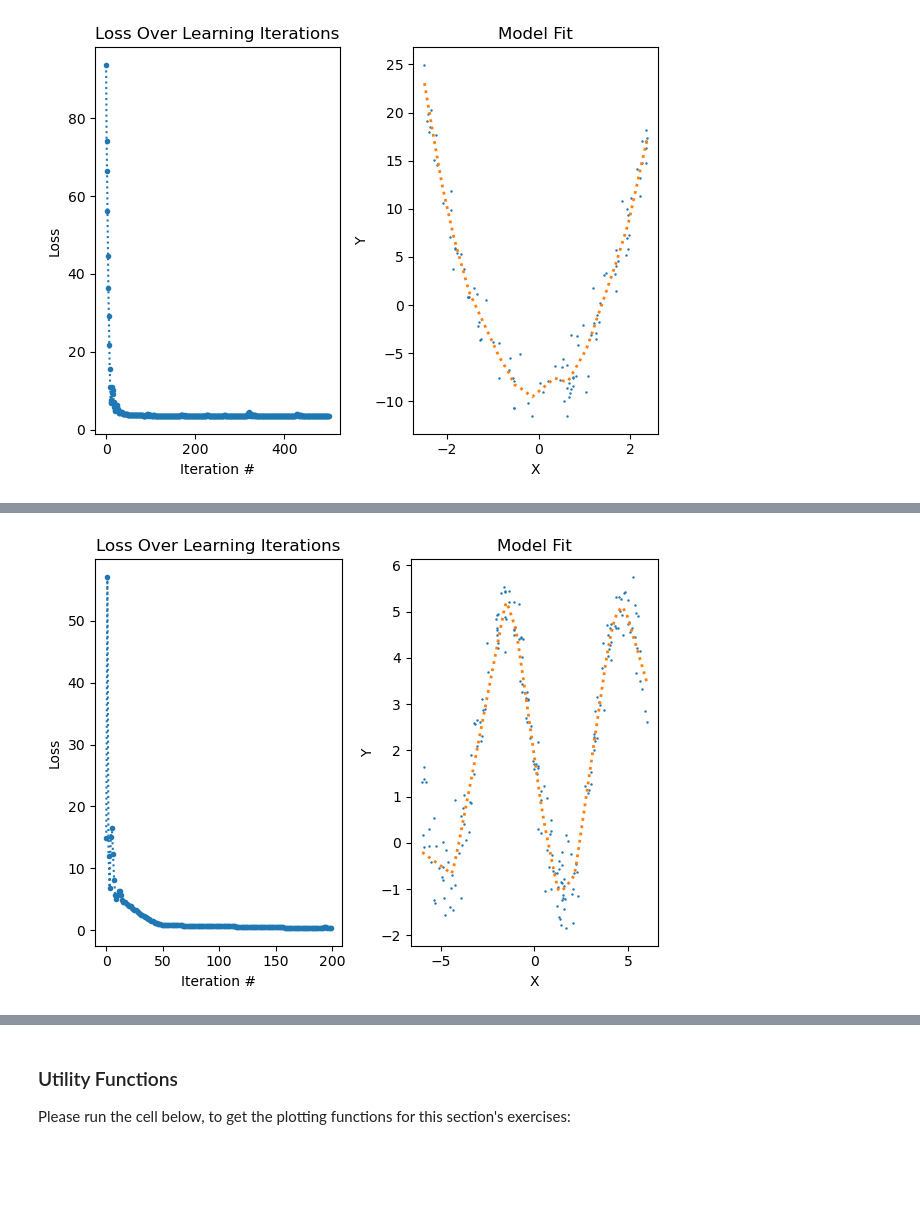
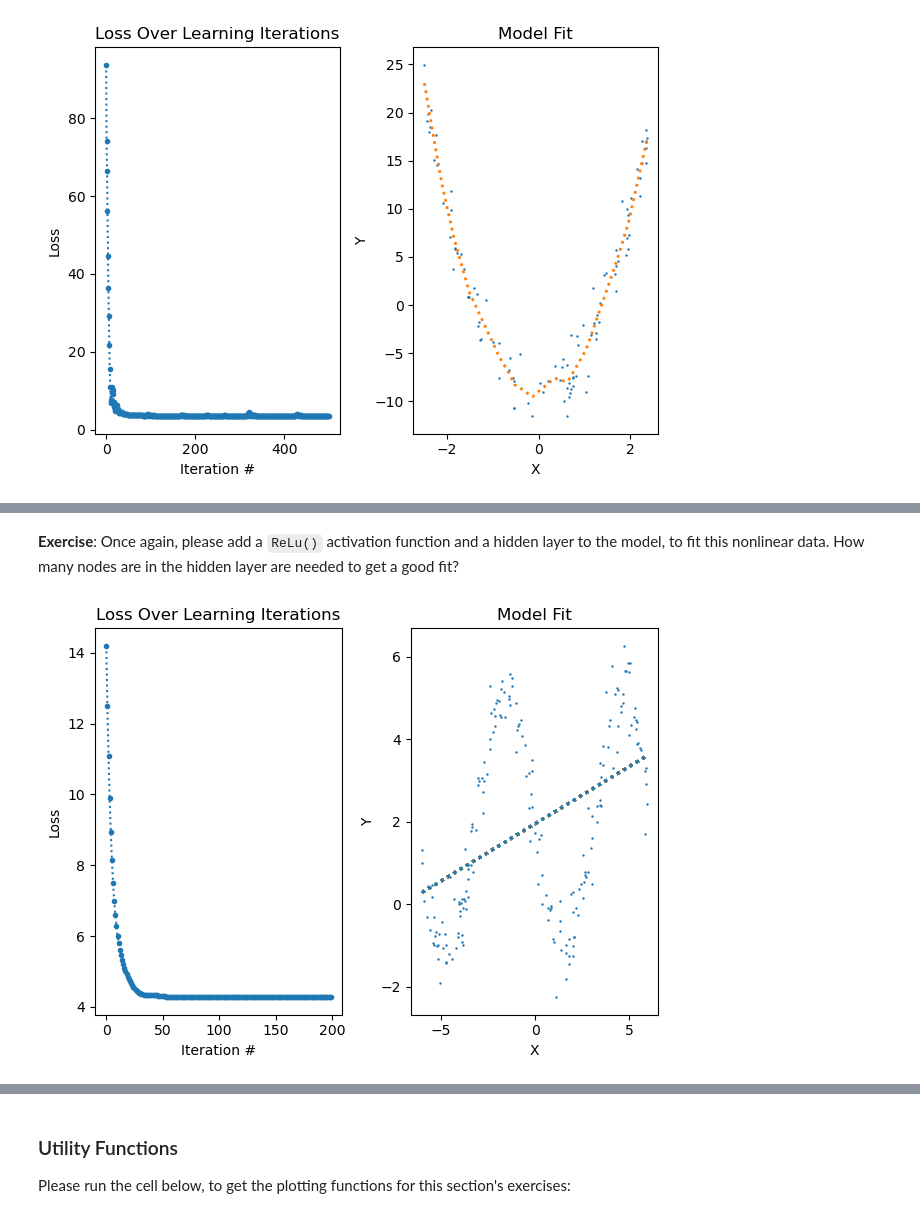
Before and after one commit to atleer/intro-to-deep-learning-dev, a Jupyter notebook: Day01/03_nonlinear_models_in_neural_networks/index.ipynb, the cells around one changed output, grey strips where cells are left out. Cells and saved outputs as stored; diff of their text form; code cells hidden in the pictures; blank space fills up the shorter version.

```diff
--- a/Day01/03_nonlinear_models_in_neural_networks/index.ipynb
+++ b/Day01/03_nonlinear_models_in_neural_networks/index.ipynb
@@ -128,9 +159,9 @@ y_obs = -3 * torch.sin(x) + 2 + .5 * torch.randn_like(x)
 # Create Model
 class Sin(nn.Module):
     def forward(self, x):
-        return torch.sin(x)
+        return x   # UPDATE ME!
 
-model = nn.Sequential(Sin(), nn.Linear(1, 1))
+model = nn.Sequential(nn.Linear(1, 1))
 
 # Train Model
 loss_function = nn.MSELoss()
@@ -146,0 +178,22 @@ plt.tight_layout();
+# %%
+# Generate Data
+x = 12 * (torch.rand(200, 1) - .5)
+y_obs = -3 * torch.sin(x) + 2 + .5 * torch.randn_like(x)
+
+# Create Model
+class Sin(nn.Module):
+    def forward(self, x):
+        return torch.sin(x)   # UPDATE ME!
+
+model = nn.Sequential(Sin(), nn.Linear(1, 1))  # UPDATE ME!
+
+# Train Model
+loss_function = nn.MSELoss()
+optimizer = optim.Adam(params=model.parameters(), lr=.1)
+num_iterations = 200
+losses = [update_model(model, loss_function, optimizer, x, y_obs) for _ in range(num_iterations)]
+
+# Plot Results
+plt.subplot(1, 2, 1); plot_losses(losses);
+plt.subplot(1, 2, 2); plot_1d_model_fit(model, x, y_obs);
+plt.tight_layout();
@@ -201,24 +303,26 @@ plt.tight_layout();
+# %% [markdown]
+**Exercise**: Once again, please add a `ReLu()` activation function and a hidden layer to the model, to fit this nonlinear data.  How many nodes are in the hidden layer are needed to get a good fit?
 # %%
 # Generate Data
 x = 12 * (torch.rand(200, 1) - .5)
 y_obs = -3 * torch.sin(x) + 2 + .5 * torch.randn_like(x)
 
 # Create Model
 class Sin(nn.Module):
     def forward(self, x):
         return torch.sin(x)
 
-model = nn.Sequential(nn.Linear(1, 100), nn.ReLU(), nn.Linear(100, 1))
+model = nn.Sequential(nn.Linear(1, 100))  # UPDATE ME!
 
 # Train Model
 loss_function = nn.MSELoss()
 optimizer = optim.Adam(params=model.parameters(), lr=.1)
 num_iterations = 200
 losses = [update_model(model, loss_function, optimizer, x, y_obs) for _ in range(num_iterations)]
 
 # Plot Results
 plt.subplot(1, 2, 1); plot_losses(losses);
 plt.subplot(1, 2, 2); plot_1d_model_fit(model, x, y_obs);
 plt.tight_layout();
 # %% [output]
-[figure, old version]
+[figure, new version]
```
Also changed, not shown: parts of 32 cells of this notebook.
